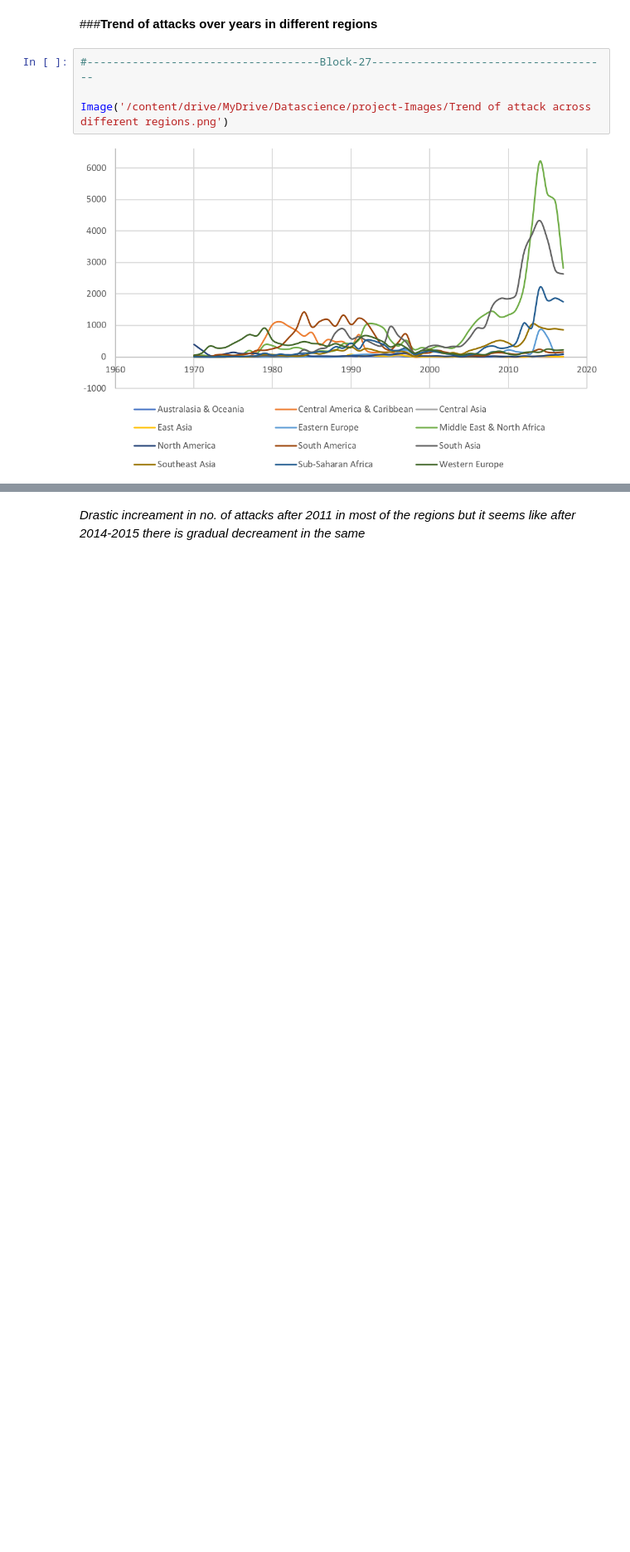
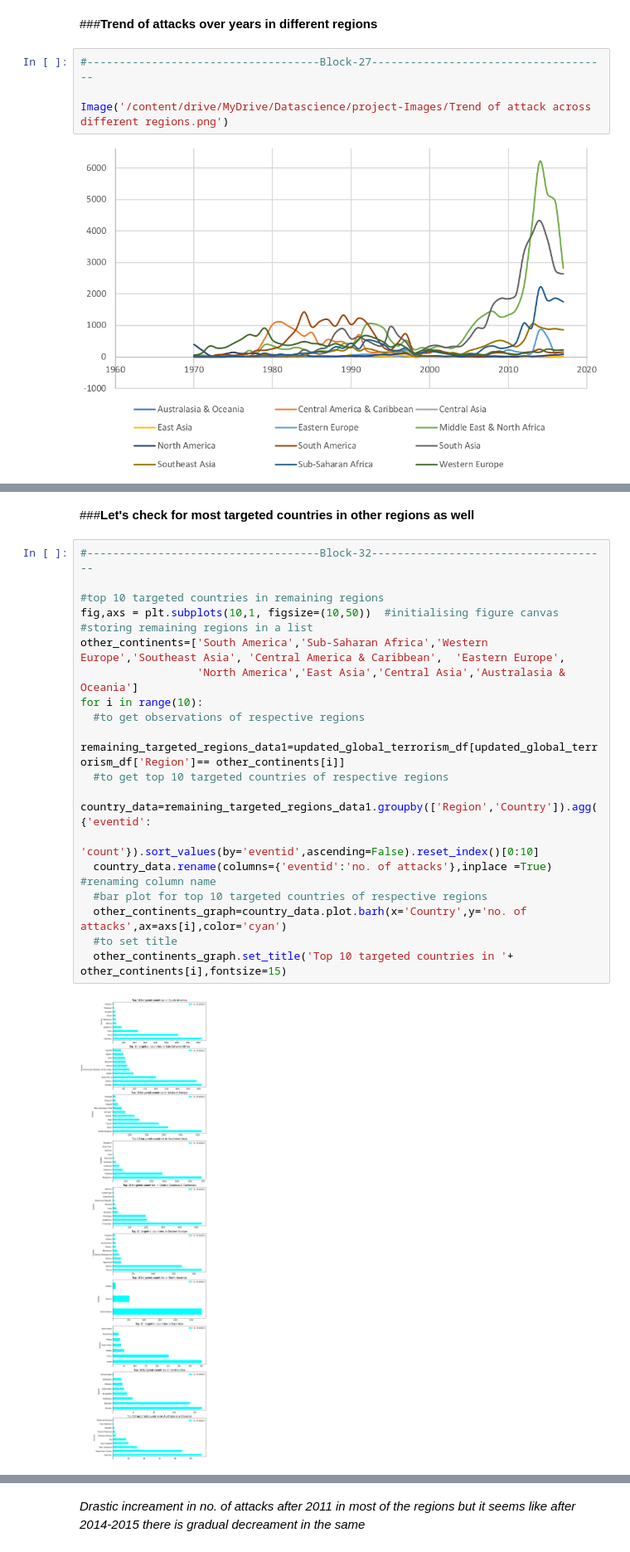
Before and after one commit to kiran9615/EDA-Global-Terrorism, a Jupyter notebook: EDA_on_Global_Terrorism.ipynb, the cells around one changed output, grey strips where cells are left out. Shown at 83% size. Drawn from its saved outputs; the diff is of its cells as text; blank space fills up the shorter version.

```diff
--- a/EDA_on_Global_Terrorism.ipynb
+++ b/EDA_on_Global_Terrorism.ipynb
@@ -470,0 +557,23 @@ Image('/content/drive/MyDrive/Datascience/project-Images/Trend of attack across
+# %% [markdown]
+###**Let's check for most targeted countries in other regions as well**
+# %%
+#------------------------------------Block-32-------------------------------------
+
+#top 10 targeted countries in remaining regions
+fig,axs = plt.subplots(10,1, figsize=(10,50))  #initialising figure canvas
+#storing remaining regions in a list
+other_continents=['South America','Sub-Saharan Africa','Western Europe','Southeast Asia', 'Central America & Caribbean',  'Eastern Europe',
+                  'North America','East Asia','Central Asia','Australasia & Oceania']
+for i in range(10):
+  #to get observations of respective regions
+  remaining_targeted_regions_data1=updated_global_terrorism_df[updated_global_terrorism_df['Region']== other_continents[i]]
+  #to get top 10 targeted countries of respective regions
+  country_data=remaining_targeted_regions_data1.groupby(['Region','Country']).agg({'eventid':
+                                                              'count'}).sort_values(by='eventid',ascending=False).reset_index()[0:10]
+  country_data.rename(columns={'eventid':'no. of attacks'},inplace =True)  #renaming column name
+  #bar plot for top 10 targeted countries of respective regions
+  other_continents_graph=country_data.plot.barh(x='Country',y='no. of attacks',ax=axs[i],color='cyan')
+  #to set title
+  other_continents_graph.set_title('Top 10 targeted countries in '+ other_continents[i],fontsize=15)
+# %% [output]
+[figure, added]
```
Also changed, not shown: parts of 16 cells of this notebook.
